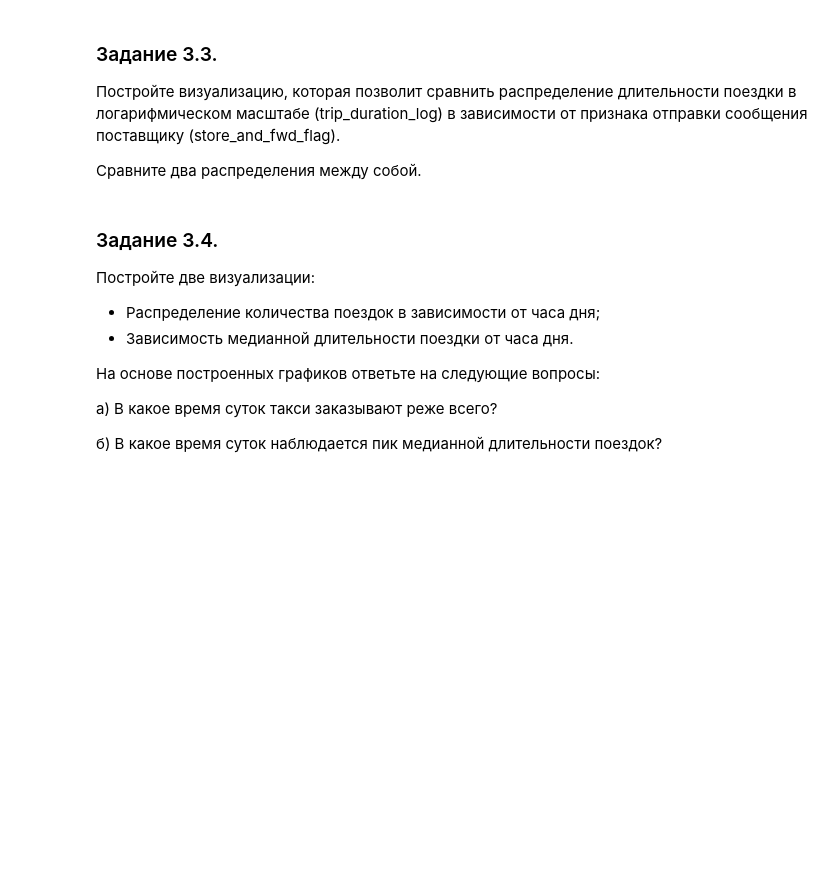
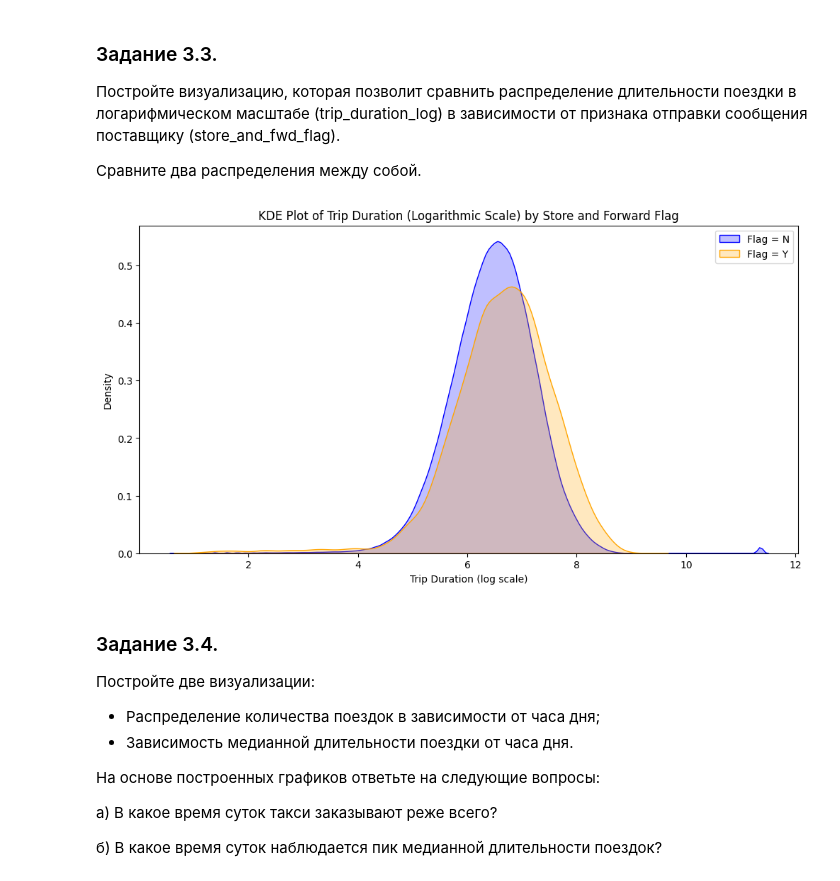
Before and after one commit to CatPawsCoder/Project_Practicum, a Jupyter notebook: Project.ipynb, the cells around one changed output. Saved outputs shown, nothing was run; the diff lists cells and outputs as text; code cells hidden in the pictures; blank space fills up the shorter version.

```diff
--- a/Project.ipynb
+++ b/Project.ipynb
@@ -661,3 +805,19 @@ taxi_data['trip_duration_log'] = np.log(taxi_data['trip_duration']+1)
+# %%
+plt.figure(figsize=(12, 6))
+
+# Построение графиков плотности с наложением
+sns.kdeplot(taxi_data[taxi_data['store_and_fwd_flag'] == 'N']['trip_duration_log'],
+            color='blue', label='Flag = N', fill=True)
+sns.kdeplot(taxi_data[taxi_data['store_and_fwd_flag'] == 'Y']['trip_duration_log'],
+            color='orange', label='Flag = Y', fill=True)
+
+plt.title('KDE Plot of Trip Duration (Logarithmic Scale) by Store and Forward Flag')
+plt.xlabel('Trip Duration (log scale)')
+plt.ylabel('Density')
+plt.legend()
+plt.show()
+# %% [output]
+[figure, added]
 # %% [markdown]
 ### Задание 3.4.
 Постройте две визуализации:
```
Also changed, not shown: parts of 46 cells of this notebook.
